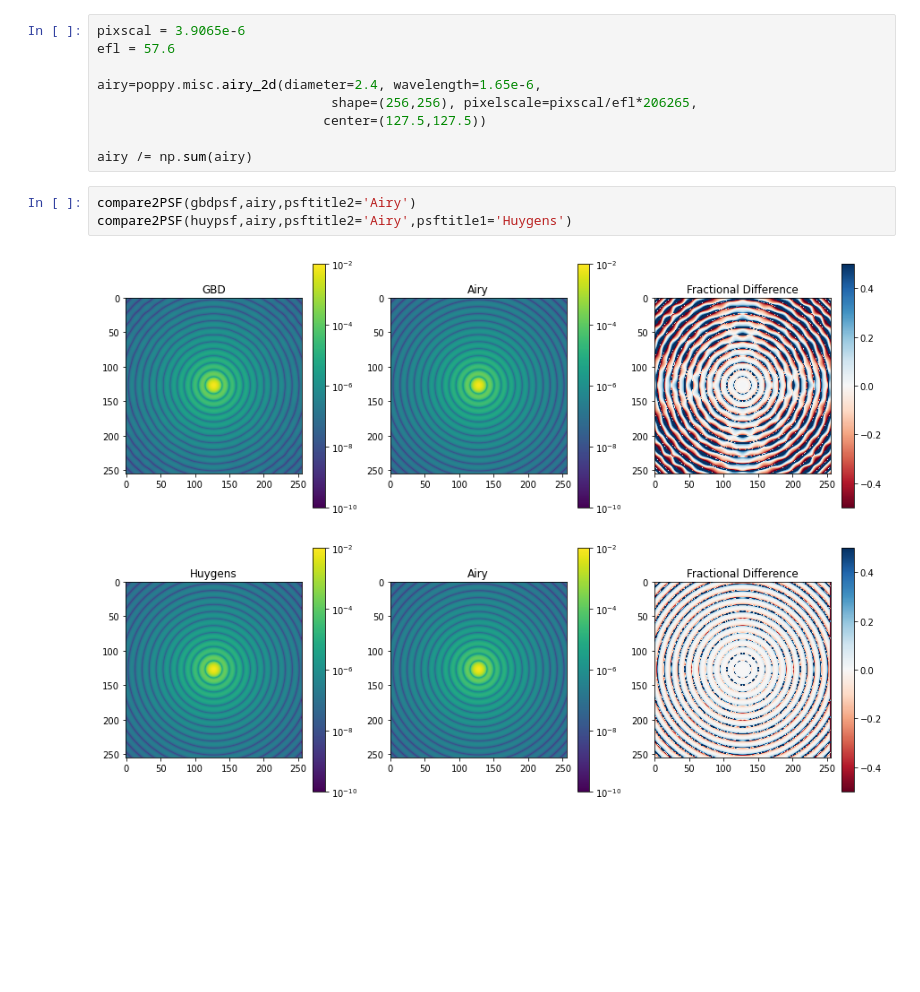
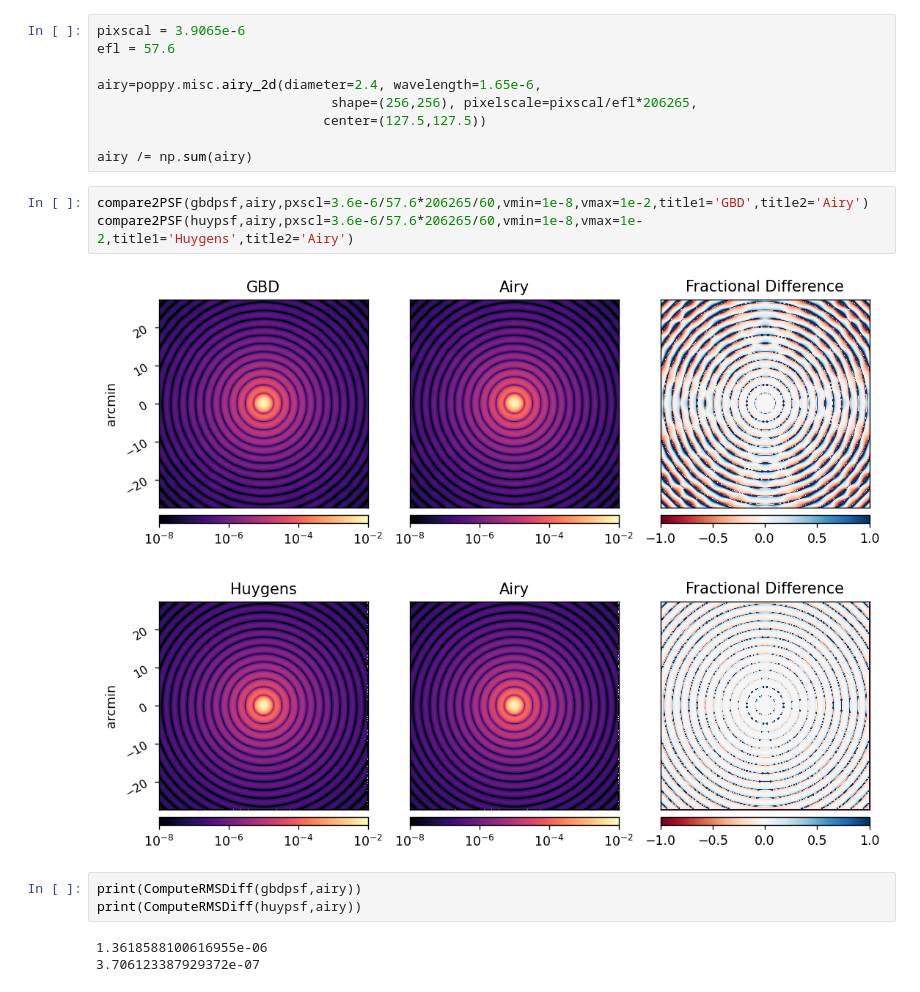
Before and after one commit to Jashcraf/poke, a Jupyter notebook: GBD_Paper/Compare PSFs.ipynb, the cells around one changed output. Saved outputs shown, nothing was run; the diff lists cells and outputs as text; blank space fills up the shorter version.

```diff
--- a/GBD_Paper/Compare PSFs.ipynb
+++ b/GBD_Paper/Compare PSFs.ipynb
@@ -54,8 +91,14 @@ airy=poppy.misc.airy_2d(diameter=2.4, wavelength=1.65e-6,
 
 airy /= np.sum(airy)
 # %%
-compare2PSF(gbdpsf,airy,psftitle2='Airy')
-compare2PSF(huypsf,airy,psftitle2='Airy',psftitle1='Huygens')
+compare2PSF(gbdpsf,airy,pxscl=3.6e-6/57.6*206265/60,vmin=1e-8,vmax=1e-2,title1='GBD',title2='Airy')
+compare2PSF(huypsf,airy,pxscl=3.6e-6/57.6*206265/60,vmin=1e-8,vmax=1e-2,title1='Huygens',title2='Airy')
 # %% [output]
-[figure, old version]
+[figure, new version]
-[figure, old version]
+[figure, new version]
+# %%
+print(ComputeRMSDiff(gbdpsf,airy))
+print(ComputeRMSDiff(huypsf,airy))
+# %% [output]
+1.3618588100616955e-06
+3.706123387929372e-07
```
Also changed, not shown: parts of 3 cells of this notebook, 4 other files.
